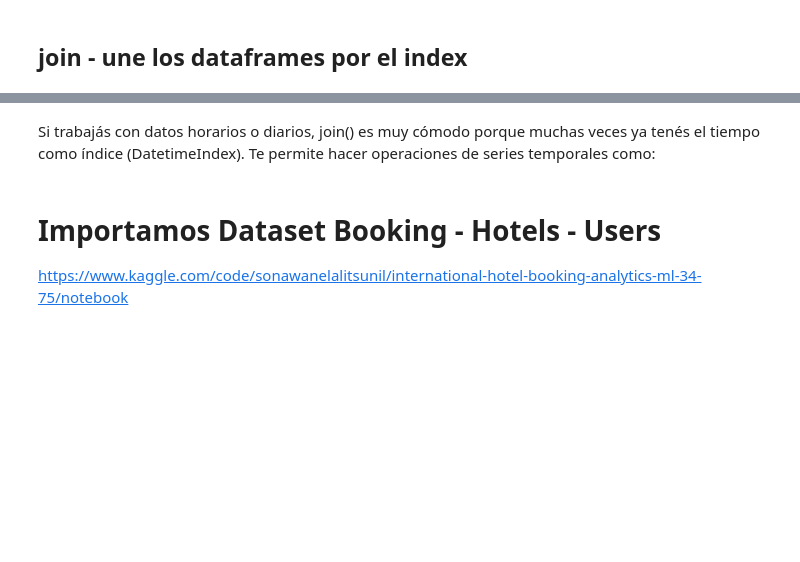
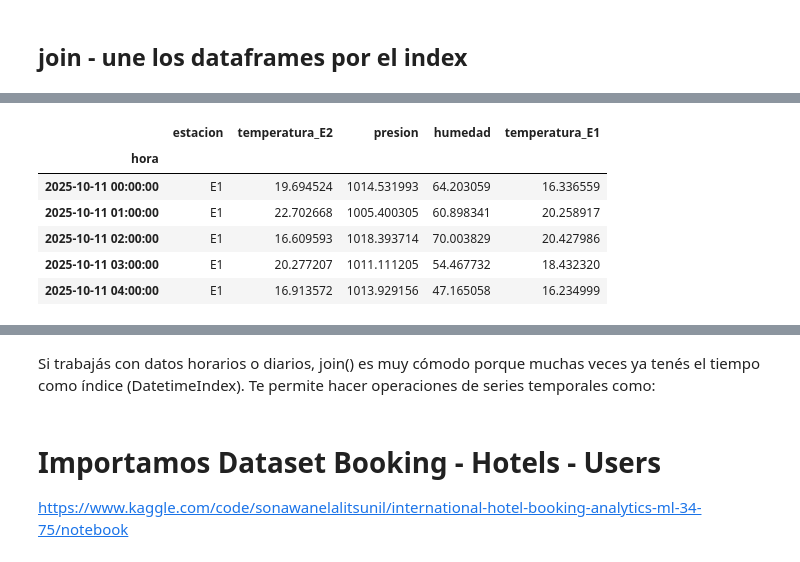
Before and after one commit to gafitabaires/TT-2C2025-Data-Analitycs-Notebooks, a Jupyter notebook: Clase_8/Clase_08_NB1_Cat_Merge_Join.ipynb, the cells around one changed output, grey strips where cells are left out. Saved outputs shown, nothing was run; the diff lists cells and outputs as text; code cells hidden in the pictures; blank space fills up the shorter version.

```diff
--- a/Clase_8/Clase_08_NB1_Cat_Merge_Join.ipynb
+++ b/Clase_8/Clase_08_NB1_Cat_Merge_Join.ipynb
@@ -102,4 +130,14 @@ Lo usamos para comparar las mediciones de las estaciones
 # %%
 # Unimos solo la columna 'temperatura' de la segunda estación
+e1_e2_join_cust=estacion1.join(estacion2["temperatura"], lsuffix="_E2", rsuffix="_E1")
+e1_e2_join_cust.head()
+# %% [output]
+|  | estacion | temperatura_E2 | presion | humedad | temperatura_E1 |
+| hora |  |  |  |  |  |
+| 2025-10-11 00:00:00 | E1 | 19.694524 | 1014.531993 | 64.203059 | 16.336559 |
+| 2025-10-11 01:00:00 | E1 | 22.702668 | 1005.400305 | 60.898341 | 20.258917 |
+| 2025-10-11 02:00:00 | E1 | 16.609593 | 1018.393714 | 70.003829 | 20.427986 |
+| 2025-10-11 03:00:00 | E1 | 20.277207 | 1011.111205 | 54.467732 | 18.432320 |
+| 2025-10-11 04:00:00 | E1 | 16.913572 | 1013.929156 | 47.165058 | 16.234999 |
 # %%
 # Unimos solo las columnas de temperatura de ambas estaciones
```
Also changed, not shown: parts of 22 cells of this notebook.
